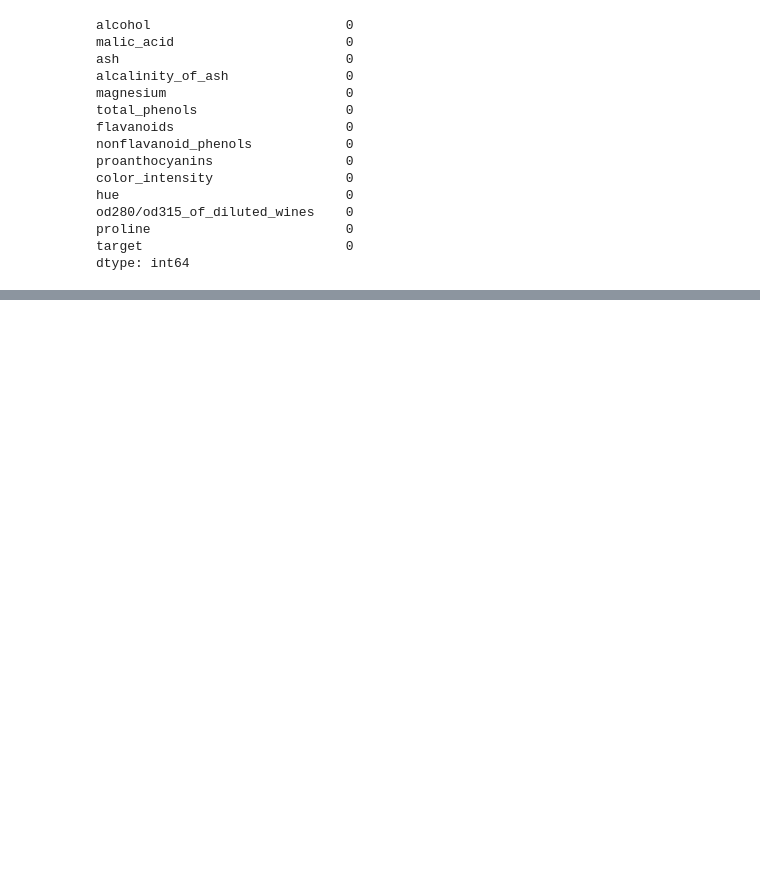
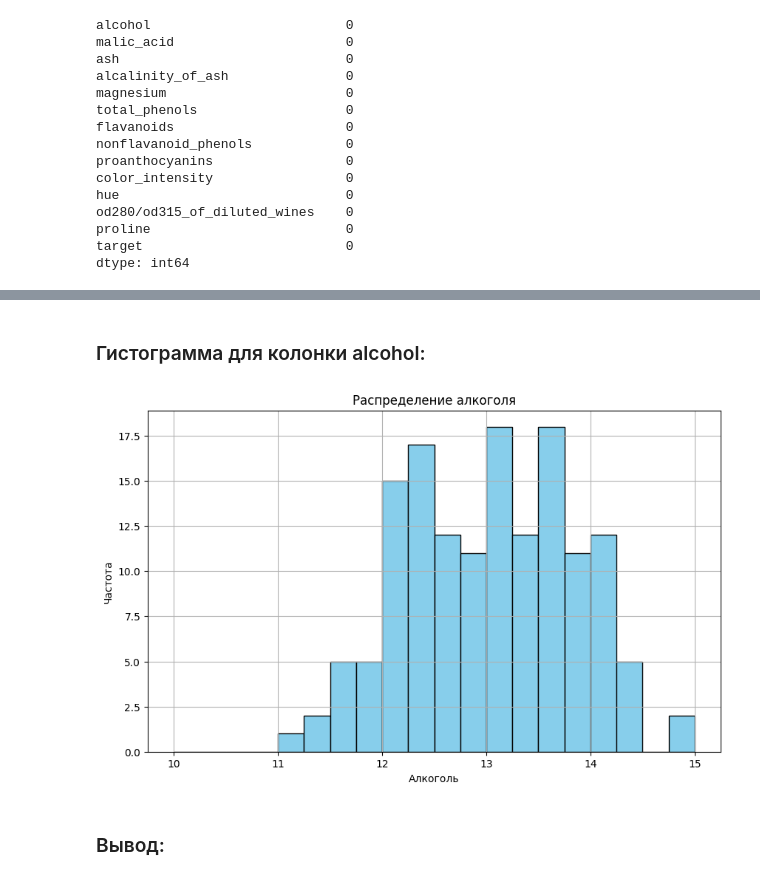
Before and after one commit to Gvidow/course_tmo_bmstu, a Jupyter notebook: rk1/Untitled.ipynb, the cells around one changed output, grey strips where cells are left out. Cells and saved outputs as stored; diff of their text form; code cells hidden in the pictures; blank space fills up the shorter version.

```diff
--- a/rk1/Untitled.ipynb
+++ b/rk1/Untitled.ipynb
@@ -70,0 +150,16 @@ memory usage: 19.6 KB
+# %% [markdown]
+### Гистограмма для колонки alcohol:
+# %%
+alcohol = data['alcohol']
+
+plt.figure(figsize=(10, 6))
+plt.hist(alcohol, bins=20, range=(10, 15), color='skyblue', edgecolor='black')
+plt.title('Распределение алкоголя')
+plt.xlabel('Алкоголь')
+plt.ylabel('Частота')
+plt.grid(True)
+plt.show()
+# %% [output]
+[figure, added]
+# %% [markdown]
+### Вывод:
```
Also changed, not shown: parts of 13 cells of this notebook, 1 other file.
